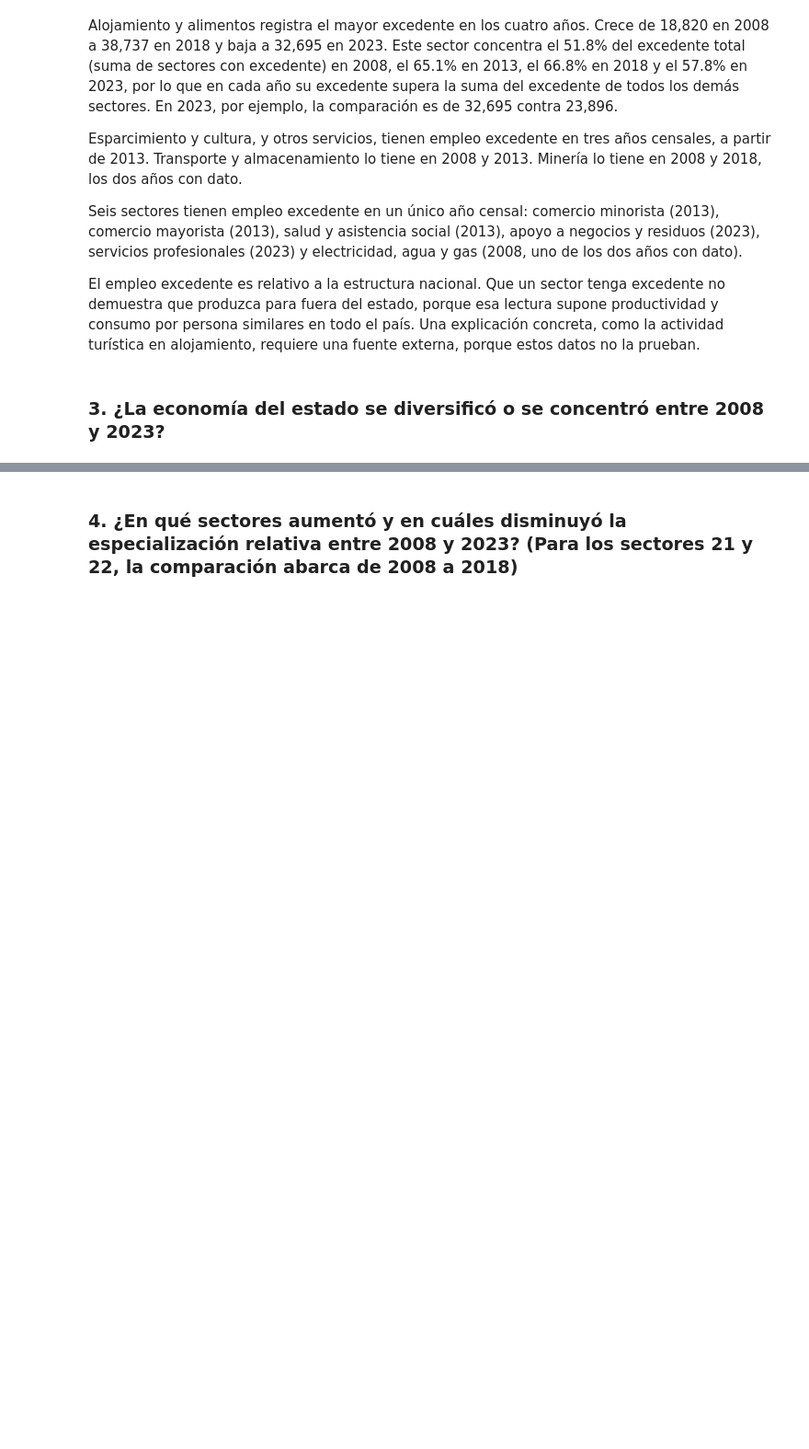
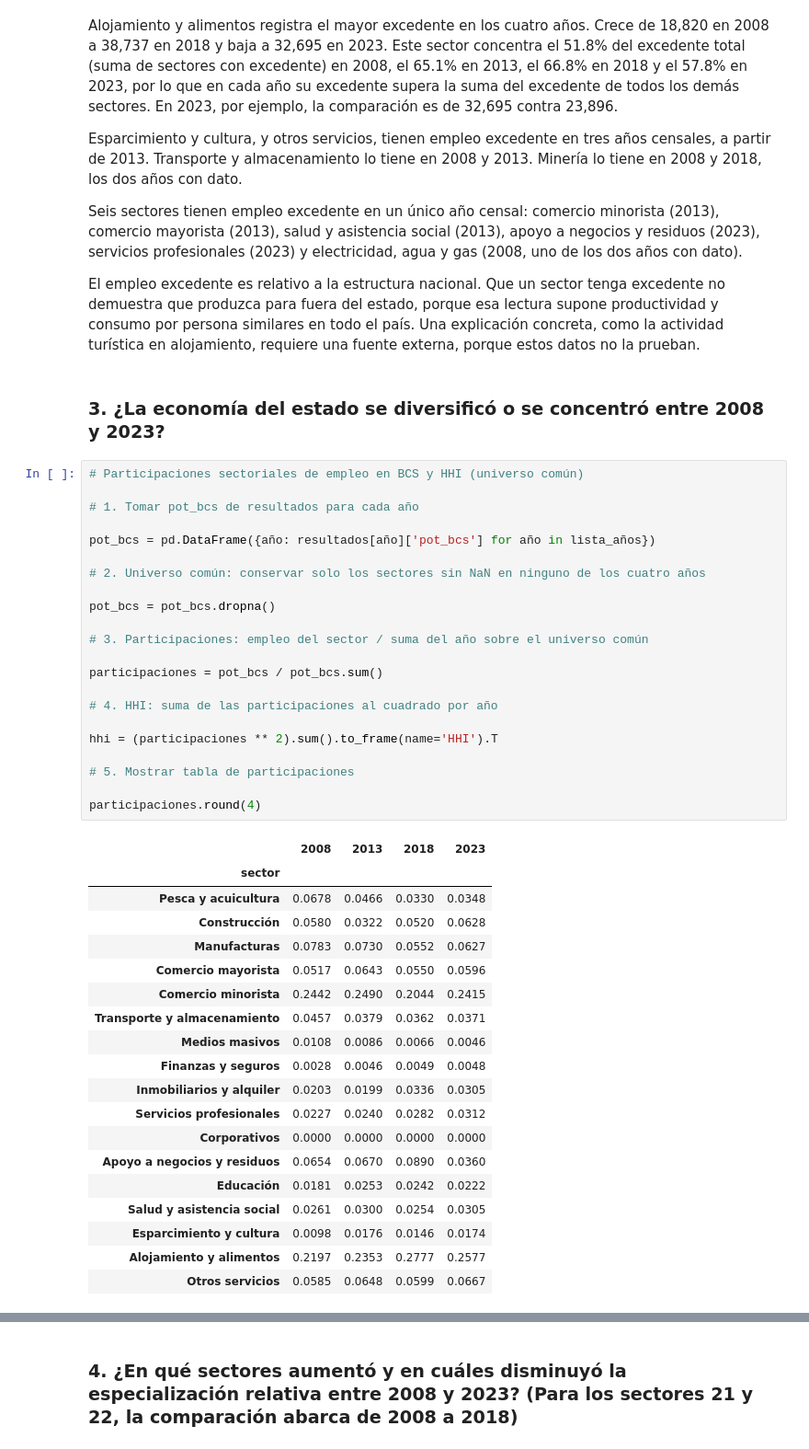
Before and after one commit to Jose-Castanedas/coeficiente_localizacion, a Jupyter notebook: notebook/coeficiente_localizacion_bcs.ipynb, the cells around one changed output, grey strips where cells are left out. Shown at 92% size. Cells and saved outputs as stored; diff of their text form; blank space fills up the shorter version.

Commit message:
feat: agrega código para tabla de participaciones y HHI por año

```diff
--- a/notebook/coeficiente_localizacion_bcs.ipynb
+++ b/notebook/coeficiente_localizacion_bcs.ipynb
@@ -532,3 +532,45 @@ Seis sectores tienen empleo excedente en un único año censal: comercio minoris
 El empleo excedente es relativo a la estructura nacional. Que un sector tenga excedente no demuestra que produzca para fuera del estado, porque esa lectura supone productividad y consumo por persona similares en todo el país. Una explicación concreta, como la actividad turística en alojamiento, requiere una fuente externa, porque estos datos no la prueban.
 # %% [markdown]
 ### **3. ¿La economía del estado se diversificó o se concentró entre 2008 y 2023?**
+# %%
+# Participaciones sectoriales de empleo en BCS y HHI (universo común)
+
+# 1. Tomar pot_bcs de resultados para cada año
+
+pot_bcs = pd.DataFrame({año: resultados[año]['pot_bcs'] for año in lista_años})
+
+# 2. Universo común: conservar solo los sectores sin NaN en ninguno de los cuatro años
+
+pot_bcs = pot_bcs.dropna()
+
+# 3. Participaciones: empleo del sector / suma del año sobre el universo común
+
+participaciones = pot_bcs / pot_bcs.sum()
+
+# 4. HHI: suma de las participaciones al cuadrado por año
+
+hhi = (participaciones ** 2).sum().to_frame(name='HHI').T
+
+# 5. Mostrar tabla de participaciones
+
+participaciones.round(4)
+# %% [output]
+|  | 2008 | 2013 | 2018 | 2023 |
+| sector |  |  |  |  |
+| Pesca y acuicultura | 0.0678 | 0.0466 | 0.0330 | 0.0348 |
+| Construcción | 0.0580 | 0.0322 | 0.0520 | 0.0628 |
+| Manufacturas | 0.0783 | 0.0730 | 0.0552 | 0.0627 |
+| Comercio mayorista | 0.0517 | 0.0643 | 0.0550 | 0.0596 |
+| Comercio minorista | 0.2442 | 0.2490 | 0.2044 | 0.2415 |
+| Transporte y almacenamiento | 0.0457 | 0.0379 | 0.0362 | 0.0371 |
+| Medios masivos | 0.0108 | 0.0086 | 0.0066 | 0.0046 |
+| Finanzas y seguros | 0.0028 | 0.0046 | 0.0049 | 0.0048 |
+| Inmobiliarios y alquiler | 0.0203 | 0.0199 | 0.0336 | 0.0305 |
+| Servicios profesionales | 0.0227 | 0.0240 | 0.0282 | 0.0312 |
+| Corporativos | 0.0000 | 0.0000 | 0.0000 | 0.0000 |
+| Apoyo a negocios y residuos | 0.0654 | 0.0670 | 0.0890 | 0.0360 |
+| Educación | 0.0181 | 0.0253 | 0.0242 | 0.0222 |
+| Salud y asistencia social | 0.0261 | 0.0300 | 0.0254 | 0.0305 |
+| Esparcimiento y cultura | 0.0098 | 0.0176 | 0.0146 | 0.0174 |
+| Alojamiento y alimentos | 0.2197 | 0.2353 | 0.2777 | 0.2577 |
+| Otros servicios | 0.0585 | 0.0648 | 0.0599 | 0.0667 |
```
Also changed, not shown: parts of 1 cell of this notebook.
